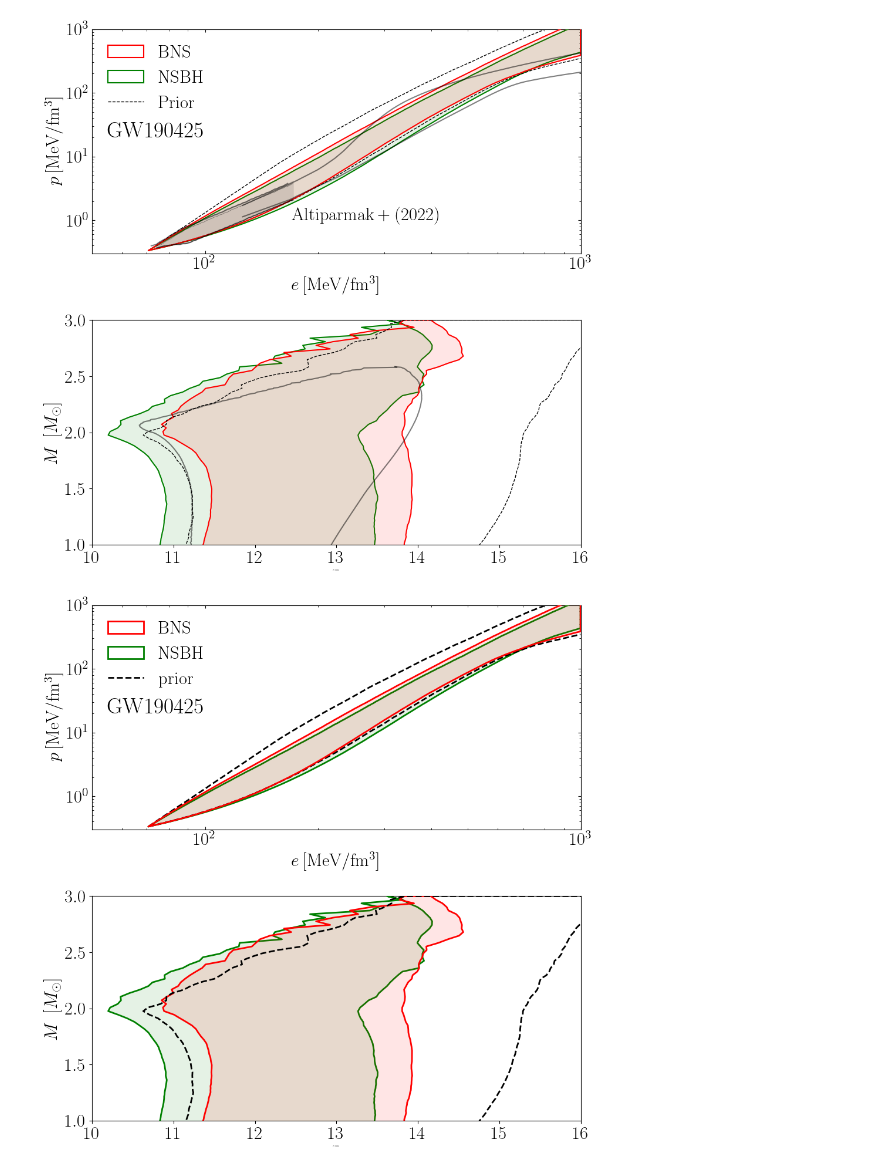
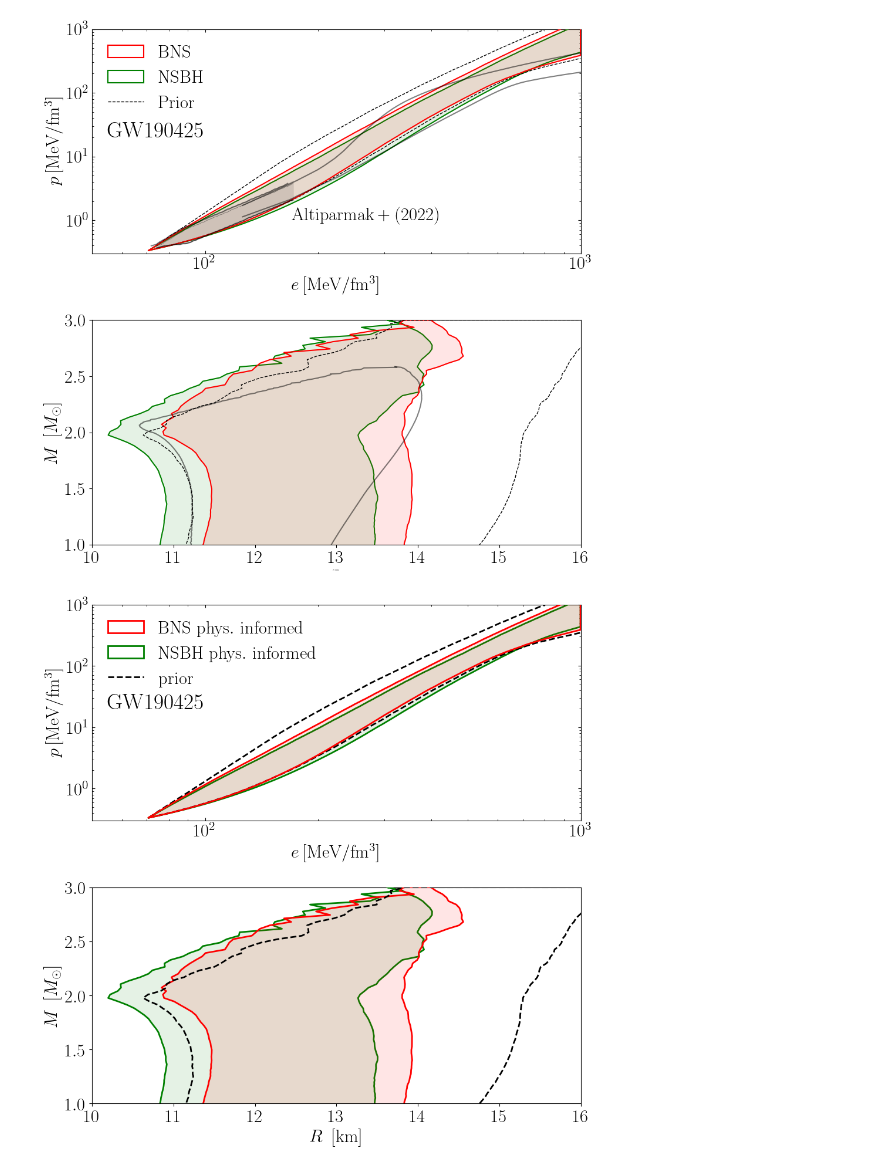
Before and after one commit to EckerChristian/MCLambdaBHNS, a Jupyter notebook: plotting_code/Fig_5_GW190425_press_dens_MR.ipynb, the cells around one changed output. Cells and saved outputs as stored; diff of their text form; code cells hidden in the pictures.

Commit message:
made figure labels consistent and fixed x label on figure 5

```diff
--- a/plotting_code/Fig_5_GW190425_press_dens_MR.ipynb
+++ b/plotting_code/Fig_5_GW190425_press_dens_MR.ipynb
@@ -423,12 +423,12 @@ ax[0].text(55, 20.0 ,r'$\rm GW190425$', fontsize = 27, color="black")
 ax[0].fill_between(eng_dens_GW190425_BNS_physics, press_low_GW190425_BNS_physics, press_high_GW190425_BNS_physics,
                         color='red', edgecolor='none', alpha=0.1, zorder=4)
 ax[0].fill_between(eng_dens_GW190425_BNS_physics, press_low_GW190425_BNS_physics, press_high_GW190425_BNS_physics,
-                        color='none', edgecolor='red', alpha=1.0, label=r'$\rm BNS$', zorder=4,linewidth=2.0)
+                        color='none', edgecolor='red', alpha=1.0, label=r'$\rm BNS~phys.~informed$', zorder=4,linewidth=2.0)
 
 ax[0].fill_between(eng_dens_GW190425_BNS_physics, press_low_GW190425_NSBH_physics, press_high_GW190425_NSBH_physics,
                         color='green', edgecolor='none',alpha=0.1, zorder=3)
 ax[0].fill_between(eng_dens_GW190425_BNS_physics, press_low_GW190425_NSBH_physics, press_high_GW190425_NSBH_physics,
-                        color='none', edgecolor='green',alpha=1.0, label=r'$\rm NSBH$', zorder=3,linewidth=2.0)
+                        color='none', edgecolor='green',alpha=1.0, label=r'$\rm NSBH~phys.~informed$', zorder=3,linewidth=2.0)
 
 
 #ax[0].plot(eng_dens_GW170817_physics, press_low_GW170817_physics,color='teal',zorder=4)
@@ -461,33 +461,33 @@ cont3[-1,2]=cont3[-1,1]
 
 
 ax[1].set_xlim([10,16])
 ax[1].set_ylim([1,3.0])
 ax[1].set_ylabel(r'$ M~\left[M_\odot\right]$',fontsize=22)
-ax[1].set_xlabel(r'$R~\left[{\rm km}\right]$',fontsize=2)
+ax[1].set_xlabel(r'$R~\left[{\rm km}\right]$',fontsize=22)
 
 
 # contours
 #ax[1].plot( cont1[:,1], cont1[:,0], color = "black", linestyle = "-",zorder=7,alpha=0.5)
 #ax[1].plot( cont1[:,2], cont1[:,0], color = "black", linestyle = "-",zorder=7,label=r"$M_{\rm TOV}\geq 2.0\,M_\odot$",alpha=0.5)
 
 
 ax[1].fill_betweenx(mass_GW190425_BNS_physics,min_radius_GW190425_BNS_physics,max_radius_GW190425_BNS_physics,
                     color = "red", edgecolor='none', zorder=5,alpha=0.1)
 ax[1].fill_betweenx(mass_GW190425_BNS_physics,min_radius_GW190425_BNS_physics,max_radius_GW190425_BNS_physics,
                     color = "none", edgecolor='red', zorder=5,alpha=1.0,linewidth=2.0)
 
 ax[1].fill_betweenx(mass_GW190425_NSBH_physics,min_radius_GW190425_NSBH_physics,max_radius_GW190425_NSBH_physics,
                     color = "green" ,edgecolor='none',zorder=4,alpha=0.1)
 ax[1].fill_betweenx(mass_GW190425_NSBH_physics,min_radius_GW190425_NSBH_physics,max_radius_GW190425_NSBH_physics,
                     color = "none" ,edgecolor='green',zorder=4,alpha=1.0,linewidth=2.0)
 
 ax[1].fill_betweenx(mass_BNS_prior,min_radius_BNS_prior,max_radius_BNS_prior, edgecolor = "black" ,facecolor='none',zorder=7,linestyle='dashed',linewidth=2.0)
 
 
 #ax[1].fill_betweenx(mass_uniform_prior,min_radius_uniform_prior,max_radius_uniform_prior, edgecolor = "coral" ,facecolor='none',zorder=7,linestyle='dashed')
 #ax[0].set_box_aspect(1)
 #ax[1].set_box_aspect(1)
 plt.tight_layout()
-plt.savefig("GW190425_press_dens_MR.pdf")
+plt.savefig("GW190425_press_dens_MR.pdf",bbox_inches='tight')
 # %% [output]
-[figure, old version]
+[figure, new version]
```
Also changed, not shown: 5 other files.
